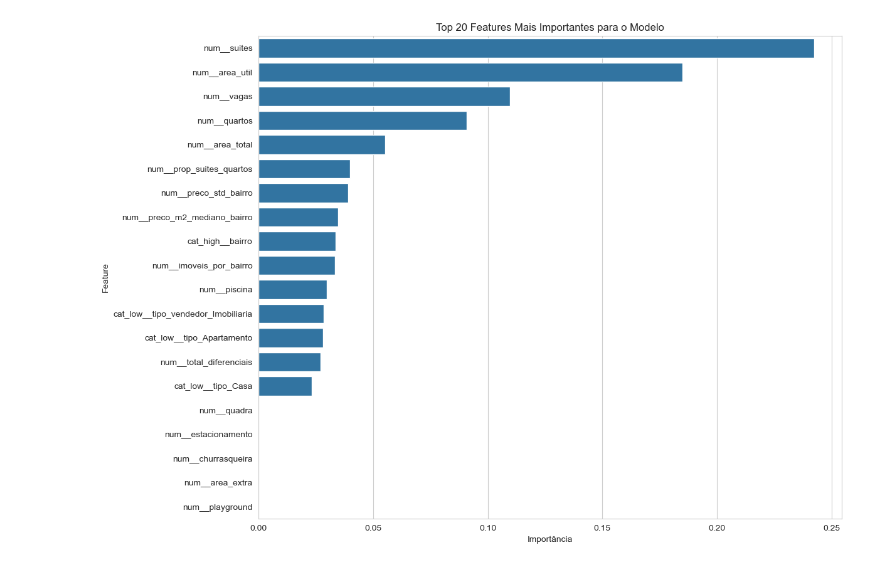
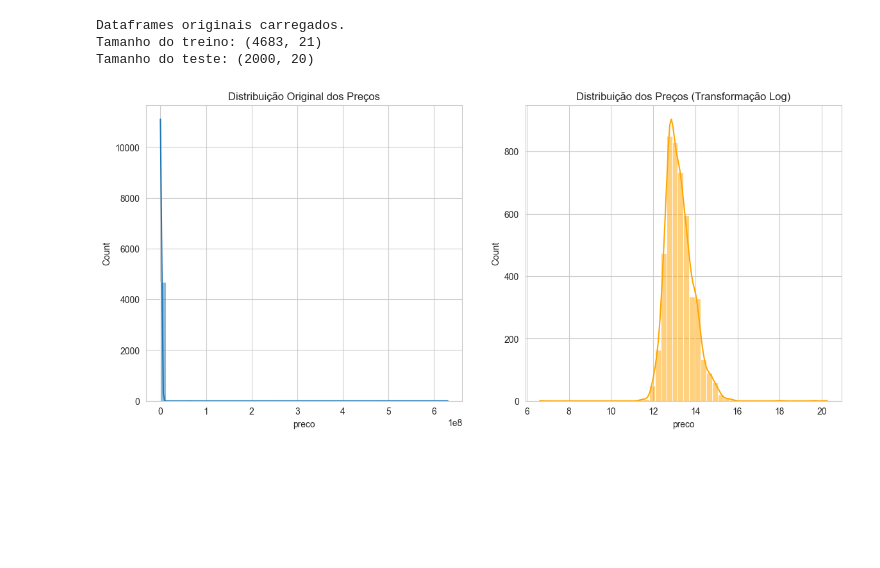
Before and after one commit to danilofroes/intro-machine-learning-UFRJ, a Jupyter notebook: Trabalho 2 - Regressão/regressao.ipynb, the cells around one changed output. Drawn from its saved outputs; the diff is of its cells as text; code cells hidden in the pictures; blank space fills up the shorter version.

```diff
--- a/Trabalho 2 - Regressão/regressao.ipynb
+++ b/Trabalho 2 - Regressão/regressao.ipynb
@@ -623,28 +0,0 @@ plt.show()
-# %%
-# Extraindo os nomes das features do nosso pipeline
-# Isso é um pouco complexo porque o ColumnTransformer muda os nomes
-feature_names = final_model.named_steps['preprocessor'].get_feature_names_out()
-
-# Extraindo as importâncias do modelo LightGBM
-importances = final_model.named_steps['regressor'].feature_importances_
-
-# Criando um DataFrame para facilitar a visualização
-feature_importance_df = pd.DataFrame({
-    'feature': feature_names,
-    'importance': importances
-}).sort_values('importance', ascending=False)
-
-
-# --- Gráfico de Importância das Features ---
-plt.figure(figsize=(12, 10))
-sns.barplot(
-    x='importance',
-    y='feature',
-    data=feature_importance_df.head(20) # Mostrando as 20 features mais importantes
-)
-plt.title("Top 20 Features Mais Importantes para o Modelo")
-plt.xlabel("Importância")
-plt.ylabel("Feature")
-plt.show()
-# %% [output]
-[figure, removed]
@@ -650,0 +28,32 @@ plt.show()
+# %%
+df_treinamento_raw = pd.read_csv('conjunto_de_treinamento_reg.csv')
+df_teste_raw = pd.read_csv('conjunto_de_teste_reg.csv')
+
+print("Dataframes originais carregados.")
+print(f"Tamanho do treino: {df_treinamento_raw.shape}")
+print(f"Tamanho do teste: {df_teste_raw.shape}")
+# %% [output]
+Dataframes originais carregados.
+Tamanho do treino: (4683, 21)
+Tamanho do teste: (2000, 20)
+# %%
+# Histograma do preço original vs. transformado
+plt.subplot(1, 2, 1)
+sns.histplot(df_treinamento_raw['preco'], kde=True, bins=50)
+plt.title('Distribuição Original dos Preços')
+
+plt.subplot(1, 2, 2)
+sns.histplot(np.log1p(df_treinamento_raw['preco']), kde=True, bins=50, color='orange')
+plt.title('Distribuição dos Preços (Transformação Log)')
+plt.show()
+
+# Definição da Métrica Customizada (RMSPE)
+def rmspe(y_true_log, y_pred_log):
+    y_true = np.expm1(y_true_log)
+    y_pred = np.expm1(y_pred_log)
+    percentage_error = (y_true - y_pred) / y_true
+    return np.sqrt(np.mean(np.square(percentage_error)))
+
+rmspe_scorer = make_scorer(rmspe, greater_is_better=False)
+# %% [output]
+[figure, added]
```
Also changed, not shown: parts of 14 cells of this notebook, 3 other files.
